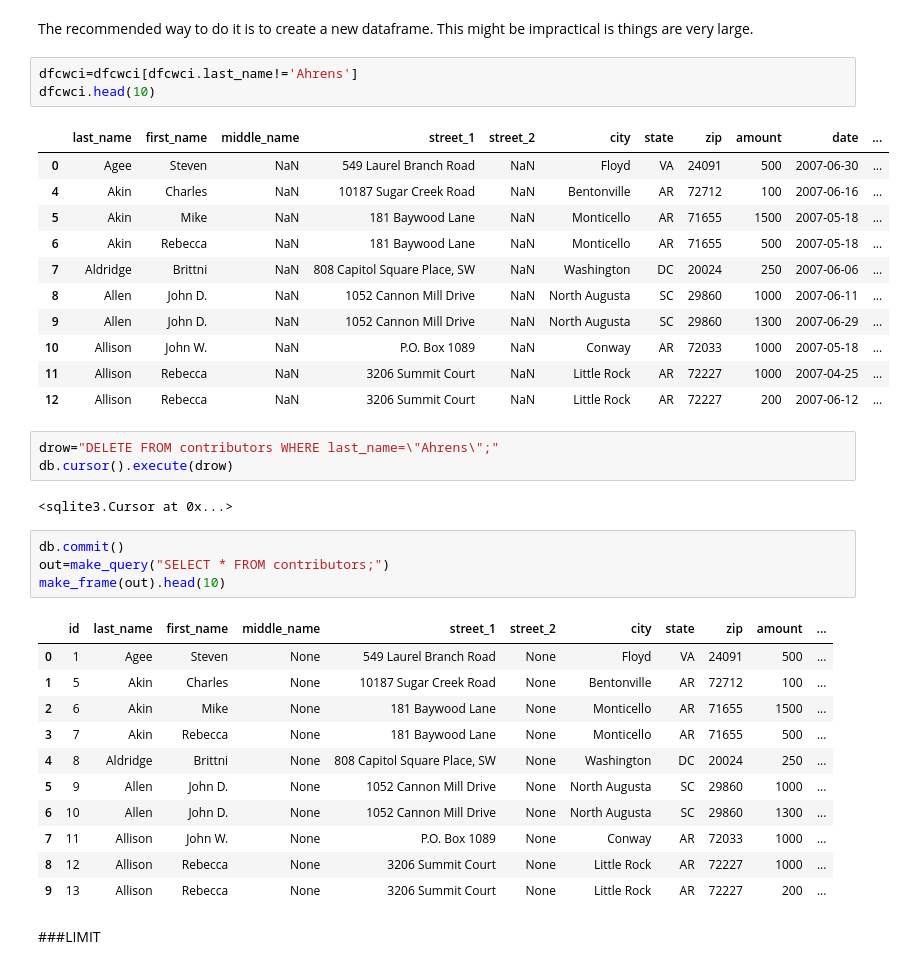
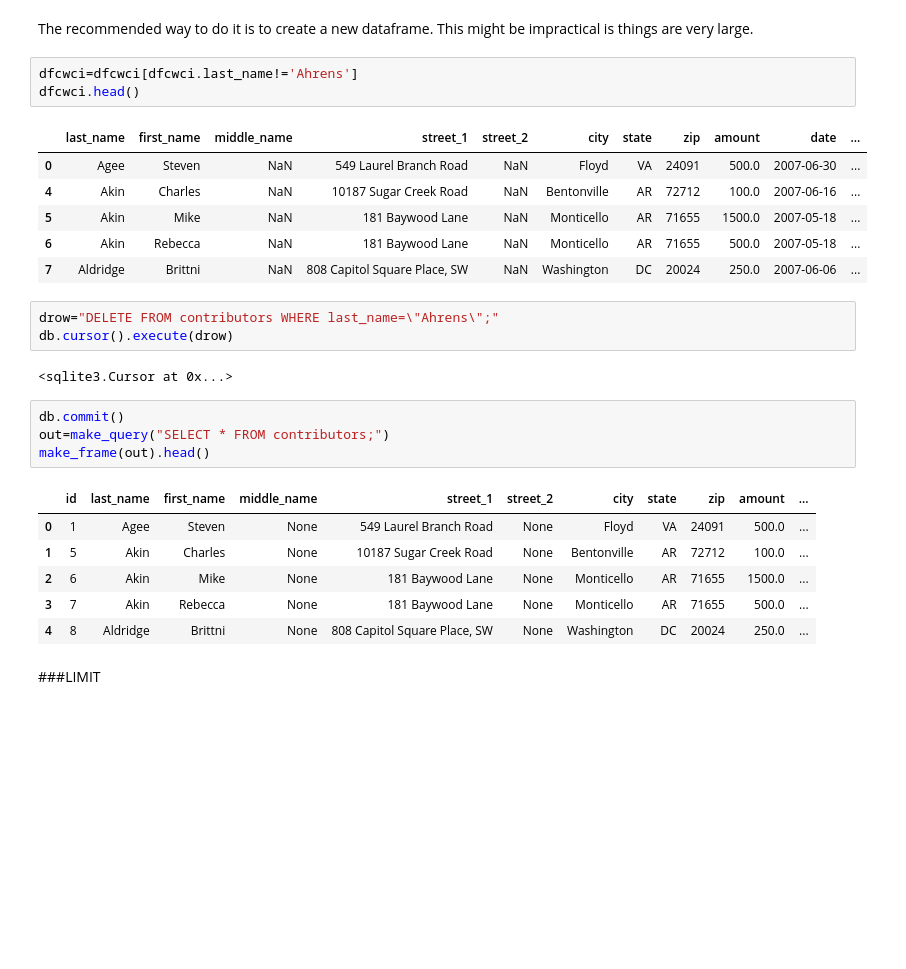
Before and after one commit to ShichengChen/cs109, a Jupyter notebook: Lecture4/PandasAndSQL.ipynb, the cells around one changed output. Saved outputs shown, nothing was run; the diff lists cells and outputs as text; blank space fills up the shorter version.

```diff
--- a/Lecture4/PandasAndSQL.ipynb
+++ b/Lecture4/PandasAndSQL.ipynb
@@ -960,19 +976,14 @@ df2.head()
 The recommended way to do it is to create a new dataframe. This might be impractical is things are very large.
 # %%
 dfcwci=dfcwci[dfcwci.last_name!='Ahrens']
-dfcwci.head(10)
+dfcwci.head()
 # %% [output]
 |  | last_name | first_name | middle_name | street_1 | street_2 | city | state | zip | amount | date | ... |
-| 0 | Agee | Steven | NaN | 549 Laurel Branch Road | NaN | Floyd | VA | 24091 | 500 | 2007-06-30 | ... |
-| 4 | Akin | Charles | NaN | 10187 Sugar Creek Road | NaN | Bentonville | AR | 72712 | 100 | 2007-06-16 | ... |
-| 5 | Akin | Mike | NaN | 181 Baywood Lane | NaN | Monticello | AR | 71655 | 1500 | 2007-05-18 | ... |
-| 6 | Akin | Rebecca | NaN | 181 Baywood Lane | NaN | Monticello | AR | 71655 | 500 | 2007-05-18 | ... |
-| 7 | Aldridge | Brittni | NaN | 808 Capitol Square Place, SW | NaN | Washington | DC | 20024 | 250 | 2007-06-06 | ... |
-| 8 | Allen | John D. | NaN | 1052 Cannon Mill Drive | NaN | North Augusta | SC | 29860 | 1000 | 2007-06-11 | ... |
-| 9 | Allen | John D. | NaN | 1052 Cannon Mill Drive | NaN | North Augusta | SC | 29860 | 1300 | 2007-06-29 | ... |
-| 10 | Allison | John W. | NaN | P.O. Box 1089 | NaN | Conway | AR | 72033 | 1000 | 2007-05-18 | ... |
-| 11 | Allison | Rebecca | NaN | 3206 Summit Court | NaN | Little Rock | AR | 72227 | 1000 | 2007-04-25 | ... |
-| 12 | Allison | Rebecca | NaN | 3206 Summit Court | NaN | Little Rock | AR | 72227 | 200 | 2007-06-12 | ... |
+| 0 | Agee | Steven | NaN | 549 Laurel Branch Road | NaN | Floyd | VA | 24091 | 500.0 | 2007-06-30 | ... |
+| 4 | Akin | Charles | NaN | 10187 Sugar Creek Road | NaN | Bentonville | AR | 72712 | 100.0 | 2007-06-16 | ... |
+| 5 | Akin | Mike | NaN | 181 Baywood Lane | NaN | Monticello | AR | 71655 | 1500.0 | 2007-05-18 | ... |
+| 6 | Akin | Rebecca | NaN | 181 Baywood Lane | NaN | Monticello | AR | 71655 | 500.0 | 2007-05-18 | ... |
+| 7 | Aldridge | Brittni | NaN | 808 Capitol Square Place, SW | NaN | Washington | DC | 20024 | 250.0 | 2007-06-06 | ... |
 # %%
 drow="DELETE FROM contributors WHERE last_name=\"Ahrens\";"
 db.cursor().execute(drow)
@@ -981,19 +992,14 @@ db.cursor().execute(drow)
 # %%
 db.commit()
 out=make_query("SELECT * FROM contributors;")
-make_frame(out).head(10)
+make_frame(out).head()
 # %% [output]
 |  | id | last_name | first_name | middle_name | street_1 | street_2 | city | state | zip | amount | ... |
-| 0 | 1 | Agee | Steven | None | 549 Laurel Branch Road | None | Floyd | VA | 24091 | 500 | ... |
-| 1 | 5 | Akin | Charles | None | 10187 Sugar Creek Road | None | Bentonville | AR | 72712 | 100 | ... |
-| 2 | 6 | Akin | Mike | None | 181 Baywood Lane | None | Monticello | AR | 71655 | 1500 | ... |
-| 3 | 7 | Akin | Rebecca | None | 181 Baywood Lane | None | Monticello | AR | 71655 | 500 | ... |
-| 4 | 8 | Aldridge | Brittni | None | 808 Capitol Square Place, SW | None | Washington | DC | 20024 | 250 | ... |
-| 5 | 9 | Allen | John D. | None | 1052 Cannon Mill Drive | None | North Augusta | SC | 29860 | 1000 | ... |
-| 6 | 10 | Allen | John D. | None | 1052 Cannon Mill Drive | None | North Augusta | SC | 29860 | 1300 | ... |
-| 7 | 11 | Allison | John W. | None | P.O. Box 1089 | None | Conway | AR | 72033 | 1000 | ... |
-| 8 | 12 | Allison | Rebecca | None | 3206 Summit Court | None | Little Rock | AR | 72227 | 1000 | ... |
-| 9 | 13 | Allison | Rebecca | None | 3206 Summit Court | None | Little Rock | AR | 72227 | 200 | ... |
+| 0 | 1 | Agee | Steven | None | 549 Laurel Branch Road | None | Floyd | VA | 24091 | 500.0 | ... |
+| 1 | 5 | Akin | Charles | None | 10187 Sugar Creek Road | None | Bentonville | AR | 72712 | 100.0 | ... |
+| 2 | 6 | Akin | Mike | None | 181 Baywood Lane | None | Monticello | AR | 71655 | 1500.0 | ... |
+| 3 | 7 | Akin | Rebecca | None | 181 Baywood Lane | None | Monticello | AR | 71655 | 500.0 | ... |
+| 4 | 8 | Aldridge | Brittni | None | 808 Capitol Square Place, SW | None | Washington | DC | 20024 | 250.0 | ... |
 # %% [markdown]
 ###LIMIT
 # %%
```
Also changed, not shown: parts of 22 cells of this notebook, 1 other file.
